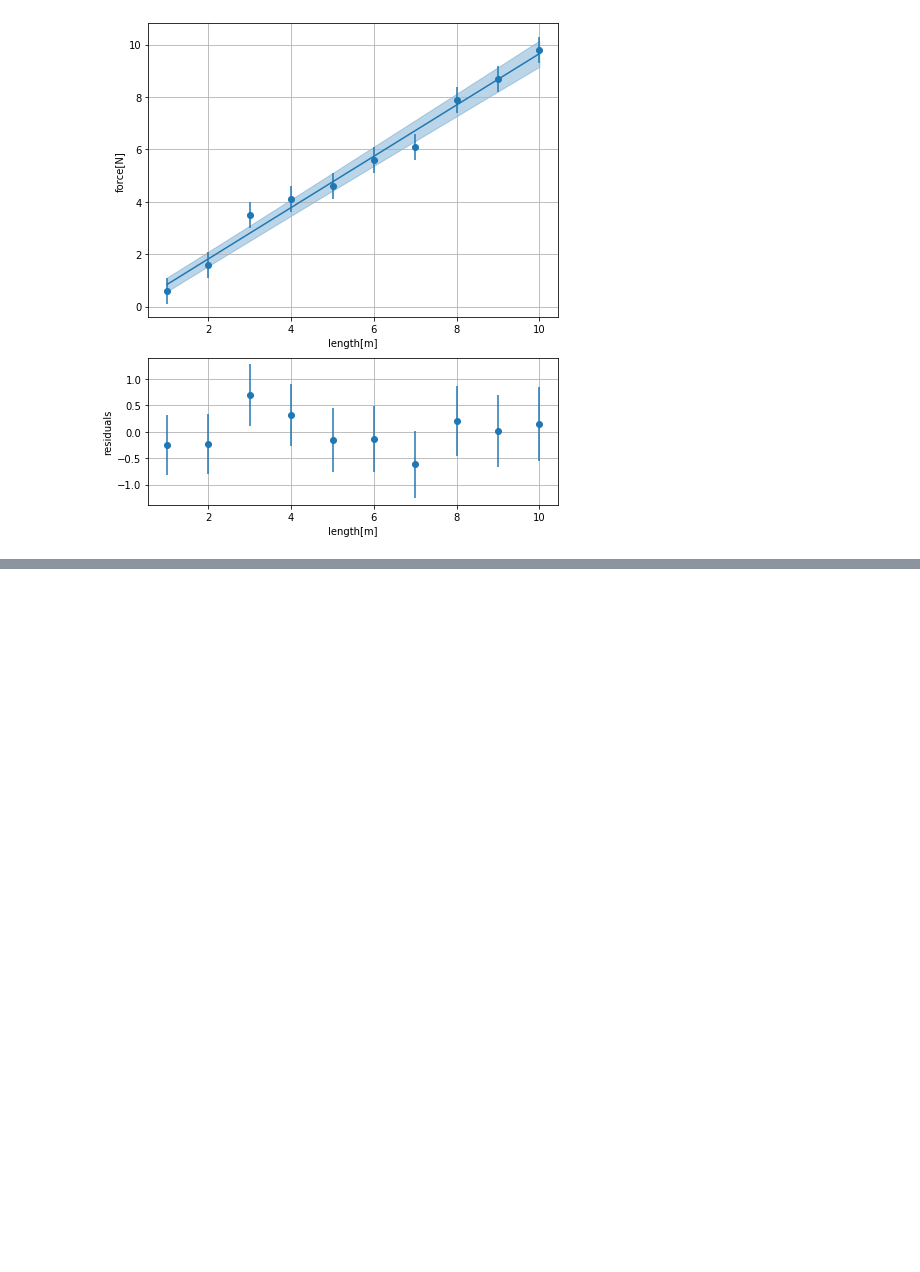
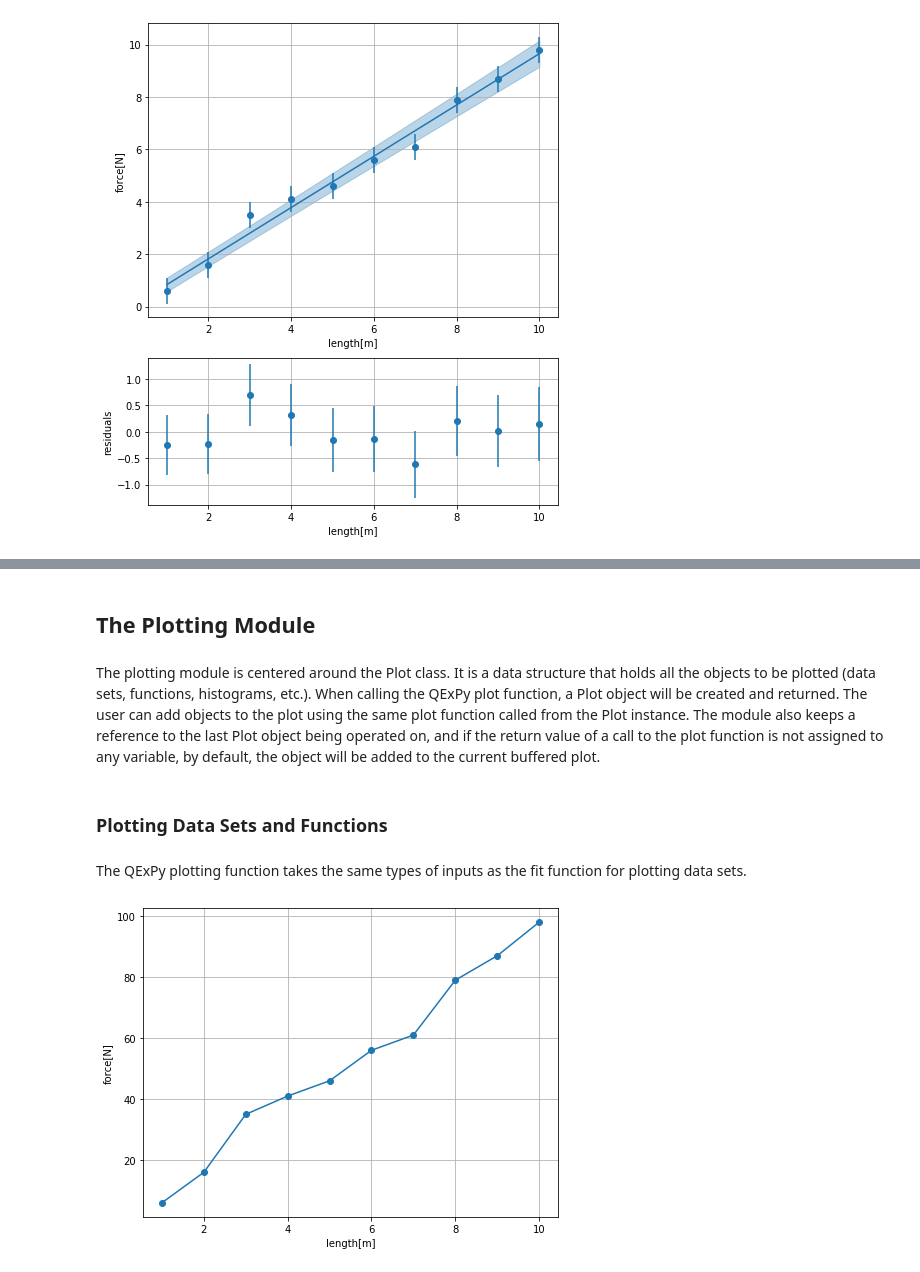
Before and after one commit to Queens-Physics/qexpy, a Jupyter notebook: examples/plotting_and_fitting.ipynb, the cells around one changed output, grey strips where cells are left out. Cells and saved outputs as stored; diff of their text form; code cells hidden in the pictures; blank space fills up the shorter version.

Commit message:
Accumulative documentation update
Update code comments and docstrings for the project. Write documents
for the plotting and fitting modules

```diff
--- a/examples/plotting_and_fitting.ipynb
+++ b/examples/plotting_and_fitting.ipynb
@@ -195,0 +203,14 @@ figure.show()
+# %%
+# First define a fit model
+def func(x, a, b):
+    return a * q.sin(b * x)
+
+# Apply it to the test dataset
+result = q.fit(
+    xdata=[0.00,0.33,0.66,0.99,1.32,1.65,1.98,2.31,2.64,2.97,3.31,3.64,3.97,4.30,
+           4.63,4.96,5.29,5.62,5.95,6.28],
+    ydata=[0.09,0.41,1.53,2.23,3.76,2.50,3.89,5.33,5.39,4.05,5.08,5.84,4.59,4.50,
+           3.48,3.57,2.20,1.95,0.39,-0.18],
+    model=func, parguess=[1, 1], parnames=["mass", "length"], parunits=["kg", "m"])
+
+print(result)
@@ -195,0 +232,16 @@ figure.show()
+# %%
+# The QExPy fitting module also has this little feature implemented, where if you leave
+# the "parname" field empty, parameter names will be extracted from the signature.
+
+def func(x, mass, length):  # define the fit function with the names you want
+    return mass * q.sin(length * x)
+
+# try the same fit again
+result = q.fit(
+    xdata=[0.00,0.33,0.66,0.99,1.32,1.65,1.98,2.31,2.64,2.97,3.31,3.64,3.97,4.30,
+           4.63,4.96,5.29,5.62,5.95,6.28],
+    ydata=[0.09,0.41,1.53,2.23,3.76,2.50,3.89,5.33,5.39,4.05,5.08,5.84,4.59,4.50,
+           3.48,3.57,2.20,1.95,0.39,-0.18],
+    model=func, parguess=[1, 1], parunits=["kg", "m"])
+
+print(result)
@@ -195,0 +263,21 @@ figure.show()
+# %% [markdown]
+## The Plotting Module
+# %% [markdown]
+The plotting module is centered around the Plot class. It is a data structure that holds all the objects to be plotted (data sets, functions, histograms, etc.). When calling the QExPy plot function, a Plot object will be created and returned. The user can add objects to the plot using the same plot function called from the Plot instance. The module also keeps a reference to the last Plot object being operated on, and if the return value of a call to the plot function is not assigned to any variable, by default, the object will be added to the current buffered plot.
+# %% [markdown]
+### Plotting Data Sets and Functions
+# %% [markdown]
+The QExPy plotting function takes the same types of inputs as the fit function for plotting data sets.
+# %%
+xydata = q.XYDataSet(
+    xdata=[1, 2, 3, 4, 5, 6, 7, 8, 9, 10], xname='length', xunit='m',
+    ydata=[6, 16, 35, 41, 46, 56, 61, 79, 87, 98], yerr=0.5,
+    yname='force', yunit='N')
+
+# You can specify the format string of the plot object. The default for data sets is
+# dots, but if you want them connected in a line, you can use the fmt option
+figure = plt.plot(xydata, "-o")
+
+figure.show()
+# %% [output]
+[figure, added]
```
Also changed, not shown: parts of 16 cells of this notebook, 10 other files.
